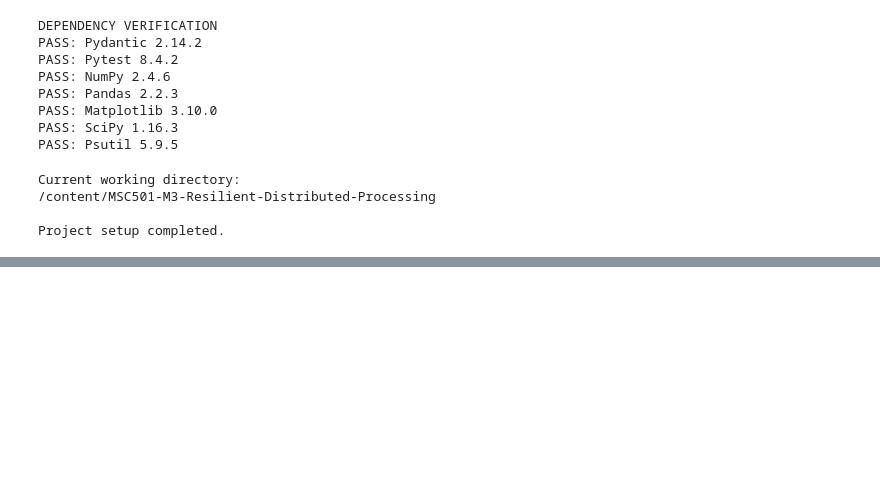
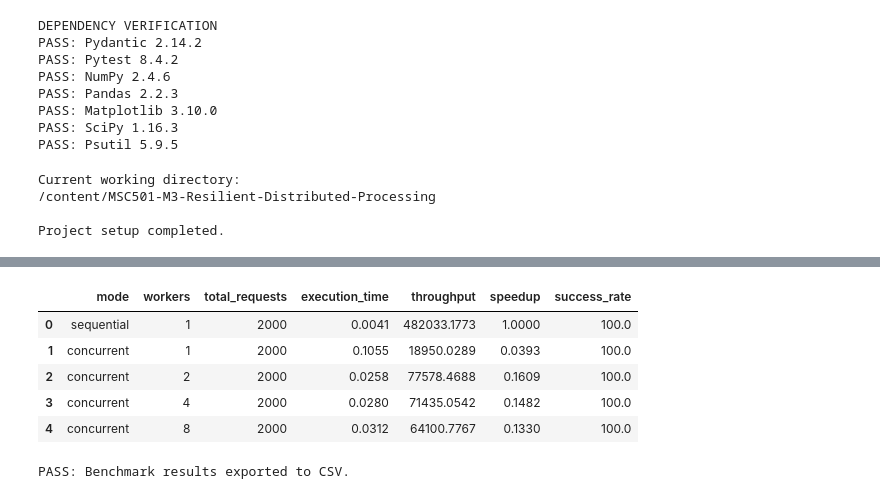
Before and after one commit to najeemadelakun/Resilient-Distributed-Processing, a Jupyter notebook: MSC501_M3_Distributed_Processing.ipynb, the cells around one changed output, grey strips where cells are left out. Drawn from its saved outputs; the diff is of its cells as text; code cells hidden in the pictures; blank space fills up the shorter version.

```diff
--- a/MSC501_M3_Distributed_Processing.ipynb
+++ b/MSC501_M3_Distributed_Processing.ipynb
@@ -239,0 +1432,36 @@ Project setup completed.
+# %%
+
+import pandas as pd
+
+benchmark_table = pd.DataFrame(benchmark_results)
+
+benchmark_table = benchmark_table[
+    [
+        "mode",
+        "workers",
+        "total_requests",
+        "execution_time",
+        "throughput",
+        "speedup",
+        "success_rate"
+    ]
+]
+
+display(
+    benchmark_table.round(4)
+)
+
+benchmark_table.to_csv(
+    PROJECT_ROOT / "benchmark_results.csv",
+    index=False
+)
+
+print("PASS: Benchmark results exported to CSV.")
+# %% [output]
+|  | mode | workers | total_requests | execution_time | throughput | speedup | success_rate |
+| 0 | sequential | 1 | 2000 | 0.0041 | 482033.1773 | 1.0000 | 100.0 |
+| 1 | concurrent | 1 | 2000 | 0.1055 | 18950.0289 | 0.0393 | 100.0 |
+| 2 | concurrent | 2 | 2000 | 0.0258 | 77578.4688 | 0.1609 | 100.0 |
+| 3 | concurrent | 4 | 2000 | 0.0280 | 71435.0542 | 0.1482 | 100.0 |
+| 4 | concurrent | 8 | 2000 | 0.0312 | 64100.7767 | 0.1330 | 100.0 |
+PASS: Benchmark results exported to CSV.
```
Also changed, not shown: parts of 36 cells of this notebook.
